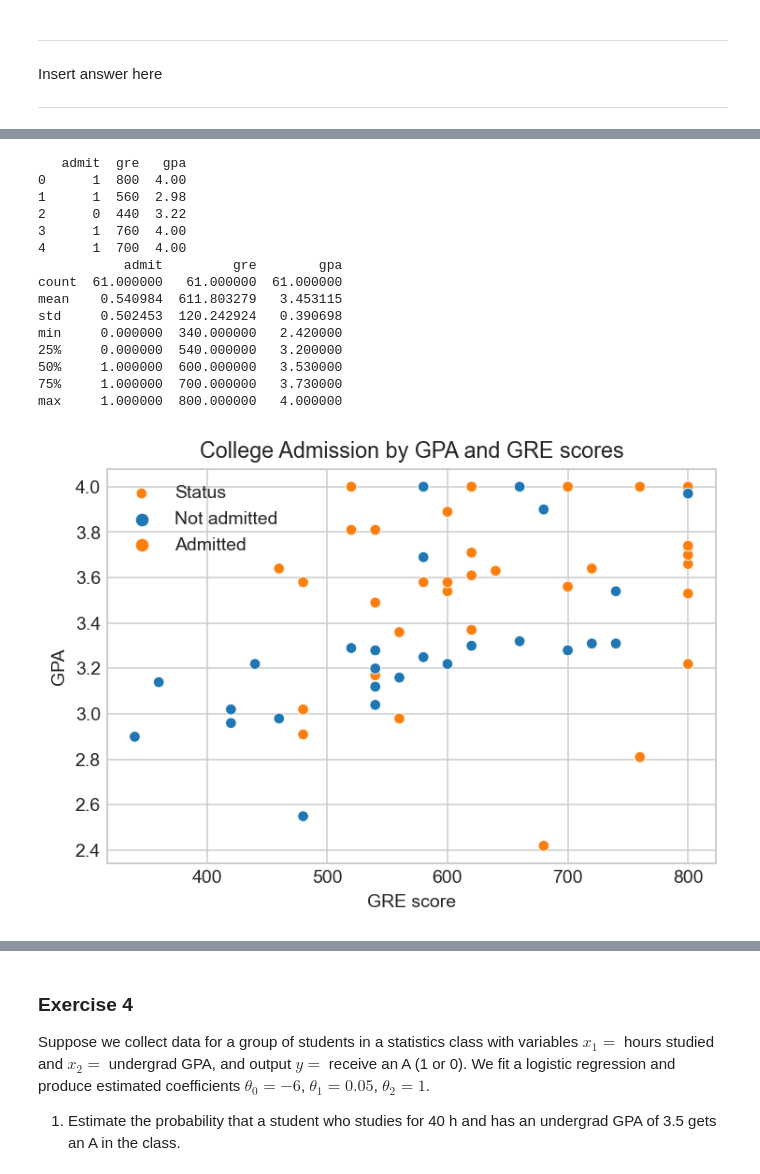
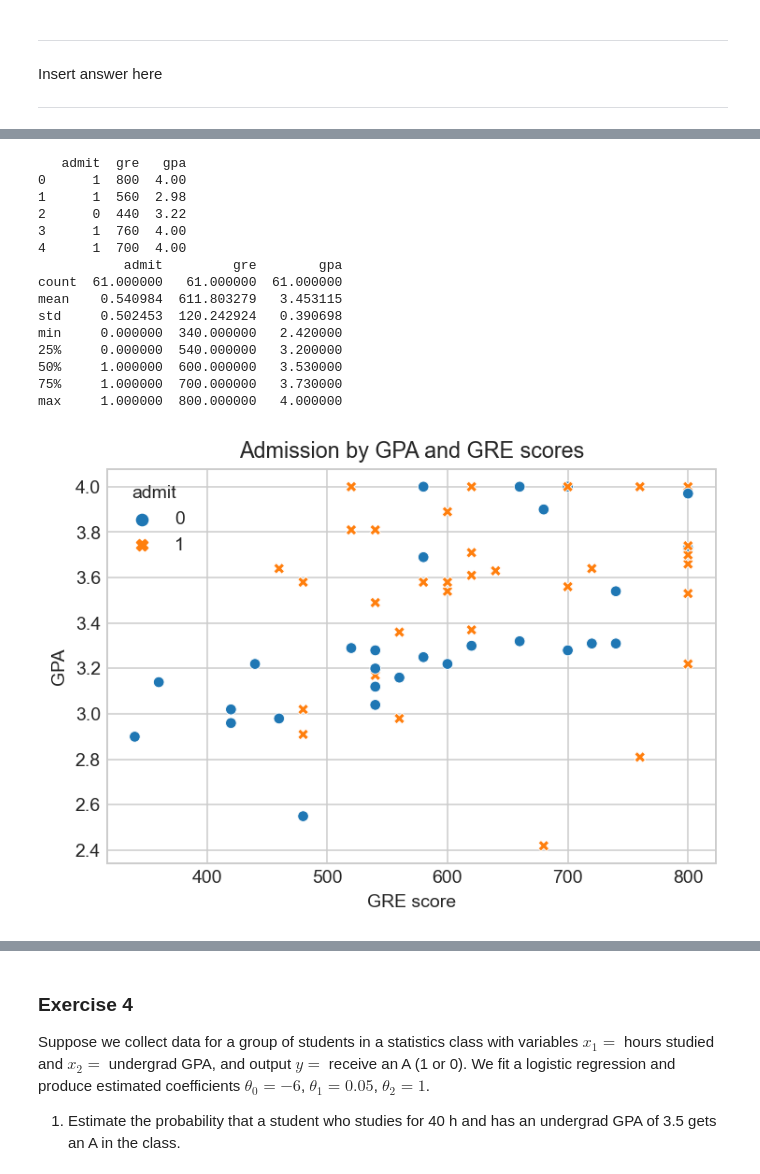
Before and after one commit to cedholm/Gradient-descent-methods-in-machine-learning, a Jupyter notebook: Lesson-4-Logistic-Regression.ipynb, the cells around one changed output, grey strips where cells are left out. Saved outputs shown, nothing was run; the diff lists cells and outputs as text; code cells hidden in the pictures.

```diff
--- a/Lesson-4-Logistic-Regression.ipynb
+++ b/Lesson-4-Logistic-Regression.ipynb
@@ -260,7 +488,7 @@ Load the data onto your workspace, and generate a scatter plot of the second col
 Your plot should look like the following:
 # %%
 #------------------------
-# Import package
+# Import packages
 #------------------------
 import numpy as np
 import pandas as pd
@@ -276,13 +504,17 @@ plt.style.use('seaborn-whitegrid')
 #------------------------
 
 # Creates a dataframe from file called linearRegressionData.csv
-df = pd.read_csv('Admission-Data-Rank.csv')
+#------------------------
+dfAdmissions = pd.read_csv('Admission-Data-Rank.csv')
+
+# Print out info on datasets
+#------------------------
 
 # Prints first 5 lines of data
-print(df.head(5))
+print(dfAdmissions.head(5))
 
 # Print basic stats on data
-print(df.describe())
+print(dfAdmissions.describe())
 
 #------------------------
 # Create plot
@@ -290,40 +522,40 @@ print(df.describe())
 
 # Make figure size
 fig = plt.figure(dpi = 140)
 
 # Plot df data
-sns.scatterplot(data=df, hue='admit', x='gre', y='gpa')
+#------------------------
+sns.scatterplot(data = dfAdmissions, x = 'gre', y = 'gpa', hue = 'admit', style = "admit")
 
 # Label figure
 plt.xlabel('GRE score')
 plt.ylabel('GPA')
-plt.title('College Admission by GPA and GRE scores')
-
-# Add legend
-plt.legend(['Status', 'Not admitted', 'Admitted'])
+plt.title('Admission by GPA and GRE scores')
 
 # Uncommment to save figure
-#plt.savefig('admission.pdf', bbox_inches='tight', dpi= 300)
+#------------------------
+plt.savefig('admission.pdf', bbox_inches='tight', dpi= 300)
 
 # Show the plot
+#------------------------
 plt.show()
 # %% [output]
    admit  gre   gpa
 0      1  800  4.00
 1      1  560  2.98
 2      0  440  3.22
 3      1  760  4.00
 4      1  700  4.00
            admit         gre        gpa
 count  61.000000   61.000000  61.000000
 mean    0.540984  611.803279   3.453115
 std     0.502453  120.242924   0.390698
 min     0.000000  340.000000   2.420000
 25%     0.000000  540.000000   3.200000
 50%     1.000000  600.000000   3.530000
 75%     1.000000  700.000000   3.730000
 max     1.000000  800.000000   4.000000
-[figure, old version]
+[figure, new version]
 # %% [markdown]
 **The minimization problem**
 
```
Also changed, not shown: parts of 59 cells of this notebook, 2 other files.
